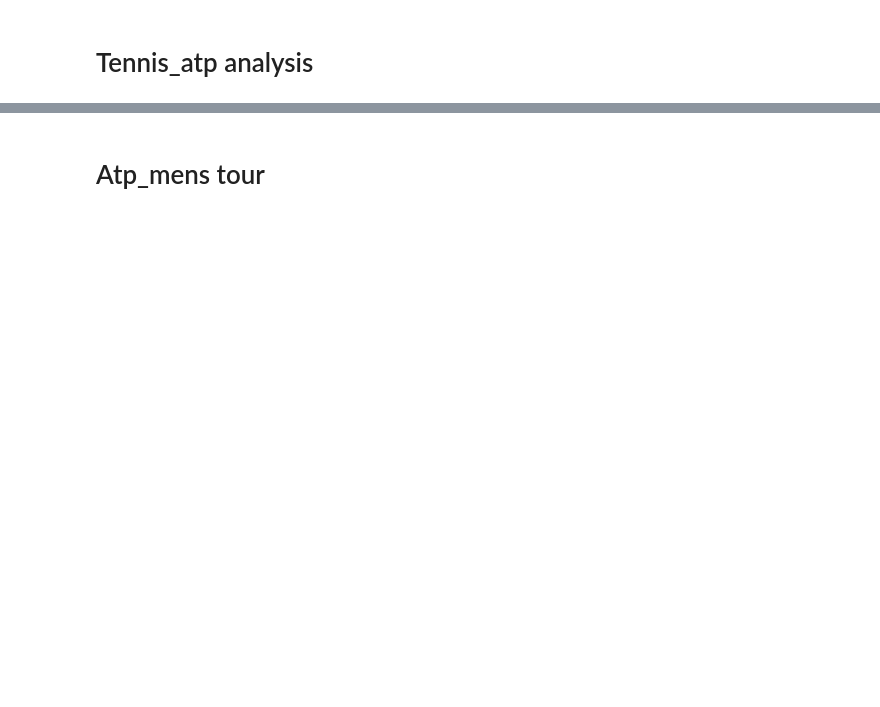
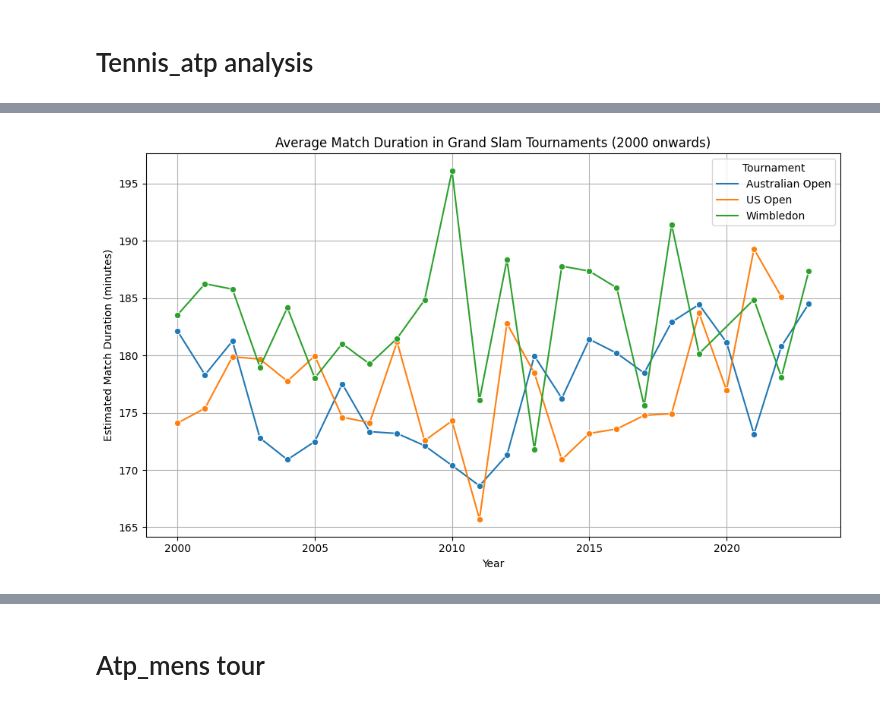
Before and after one commit to com-480-data-visualization/SmashData, a Jupyter notebook: Milestone 1/preliminaries_evo.ipynb, the cells around one changed output, grey strips where cells are left out. Saved outputs shown, nothing was run; the diff lists cells and outputs as text; code cells hidden in the pictures; blank space fills up the shorter version.

```diff
--- a/Milestone 1/preliminaries_evo.ipynb
+++ b/Milestone 1/preliminaries_evo.ipynb
@@ -84,2 +113,47 @@ plt.show()
+# %%
+import pandas as pd
+import seaborn as sns
+import matplotlib.pyplot as plt
+
+# Estimate match duration by counting total games played (approximate)
+def estimate_minutes(row):
+    sets = []
+    for i in range(1, 6):
+        w = pd.to_numeric(row.get(f'W{i}', 0), errors='coerce')
+        l = pd.to_numeric(row.get(f'L{i}', 0), errors='coerce')
+        total = 0
+        if pd.notna(w): total += w
+        if pd.notna(l): total += l
+        sets.append(total)
+    total_games = sum(sets)
+    avg_minutes_per_game = 5  # Estimate: 5 minutes per game
+    return total_games * avg_minutes_per_game
+
+
+# Add estimated 'minutes' column
+merged_df['minutes'] = merged_df.apply(estimate_minutes, axis=1)
+
+# Use 'Tournament' and 'Year' for grouping
+minutes_by_tourney = merged_df.groupby(['Tournament', 'Year'])['minutes'].mean().reset_index()
+
+# Filter for Grand Slam tournaments only
+grand_slams = ['Roland Garros', 'US Open', 'Australian Open', 'Wimbledon']
+filtered_minutes_by_tourney = minutes_by_tourney[minutes_by_tourney['Tournament'].isin(grand_slams)]
+
+# Filter for years 2000 and later
+filtered_minutes_by_tourney = filtered_minutes_by_tourney[filtered_minutes_by_tourney['Year'] >= 2000]
+
+# Plot
+plt.figure(figsize=(10, 6))
+sns.lineplot(data=filtered_minutes_by_tourney, x='Year', y='minutes', hue='Tournament', marker='o')
+
+plt.title('Average Match Duration in Grand Slam Tournaments (2000 onwards)')
+plt.ylabel('Estimated Match Duration (minutes)')
+plt.xlabel('Year')
+plt.grid(True)
+plt.tight_layout()
+plt.show()
+# %% [output]
+[figure, added]
 # %%
 # Count the number of matches per surface
```
Also changed, not shown: parts of 16 cells of this notebook, 5 other files.
